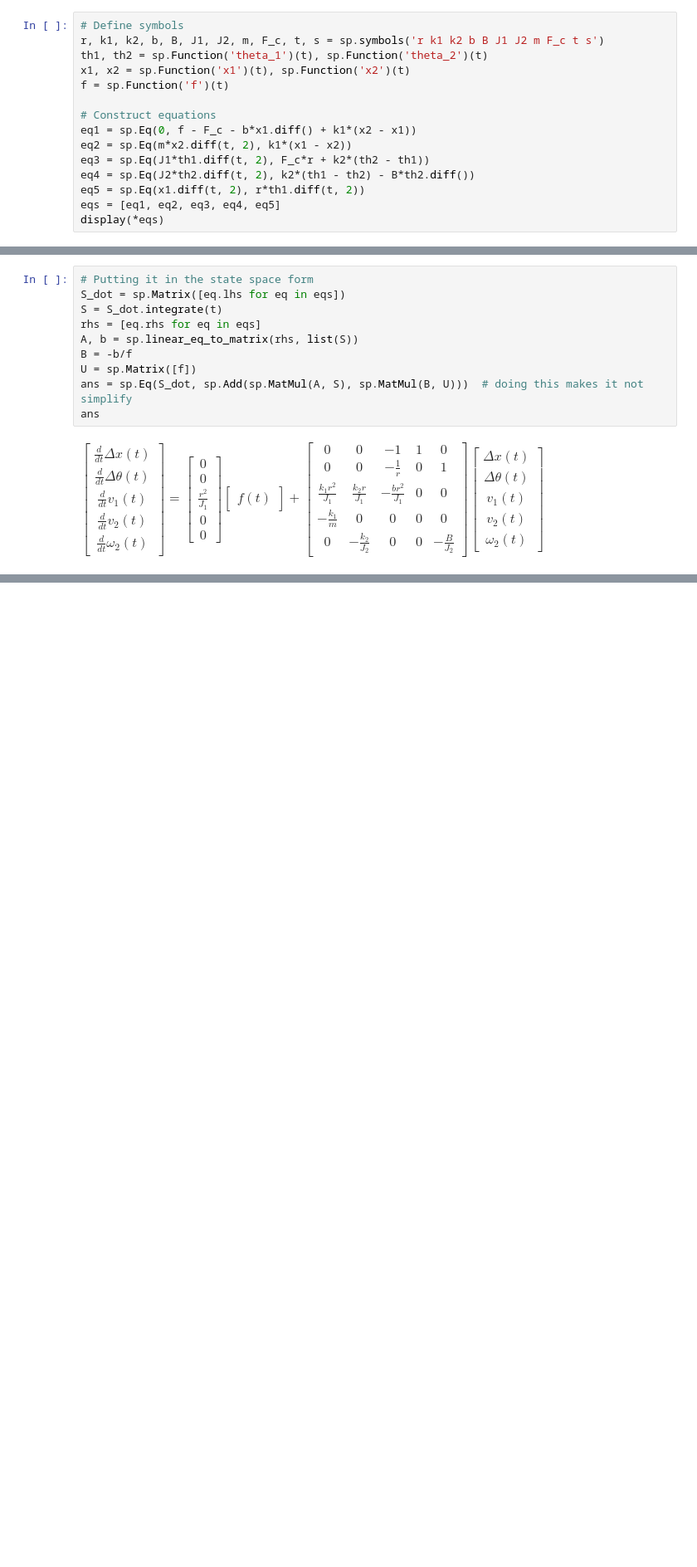
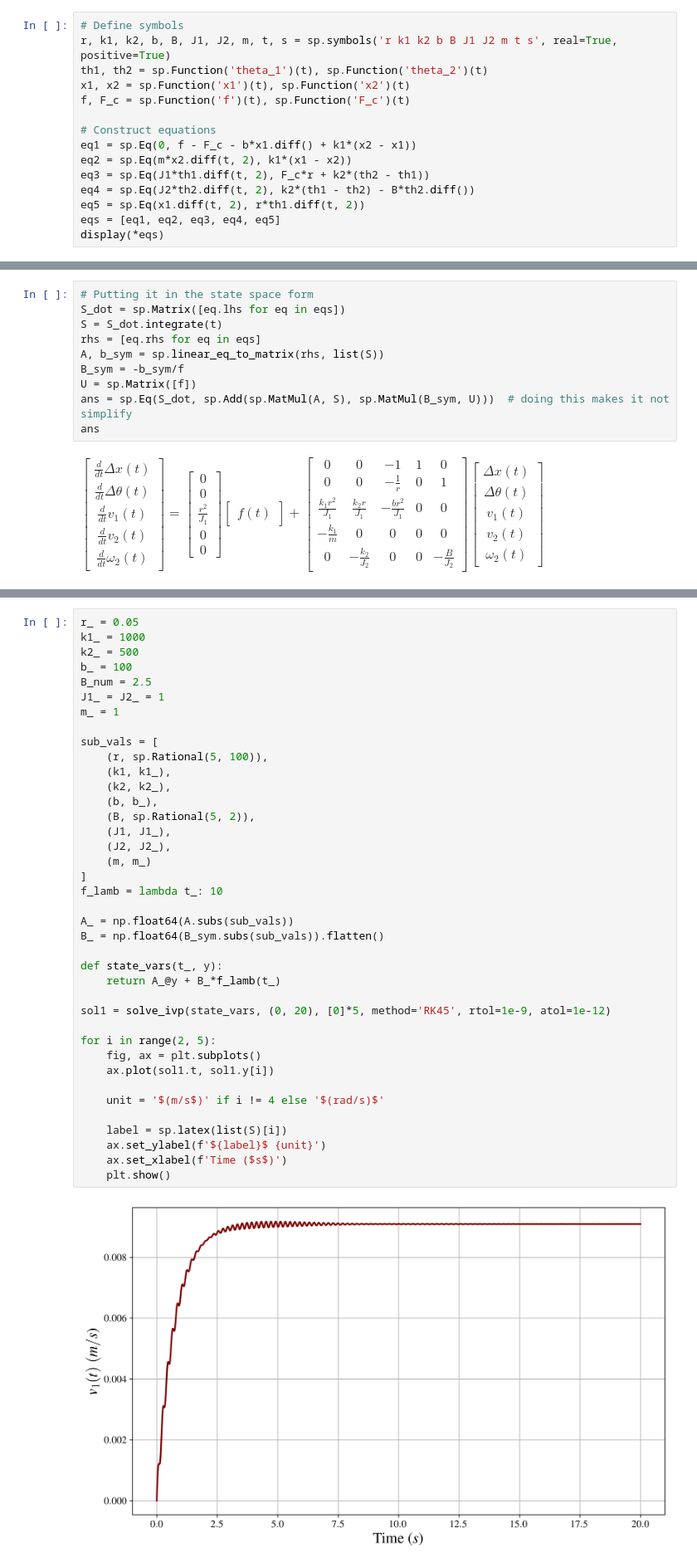
Before and after one commit to gabemorris12/dynamical_systems, a Jupyter notebook: Homework 3/Dynamical Systems Homework 3.ipynb, the cells around one changed output, grey strips where cells are left out. Shown at 83% size. Saved outputs shown, nothing was run; the diff lists cells and outputs as text; blank space fills up the shorter version.

```diff
--- a/Homework 3/Dynamical Systems Homework 3.ipynb
+++ b/Homework 3/Dynamical Systems Homework 3.ipynb
@@ -38,10 +41,10 @@ f. Use the laplace transform approach to solve the input-output equation and com
 From the above figure, the massless element is denoted as $x_1$ and the mass denoted by $m$ is $x_2$.
 # %%
 # Define symbols
-r, k1, k2, b, B, J1, J2, m, F_c, t, s = sp.symbols('r k1 k2 b B J1 J2 m F_c t s')
+r, k1, k2, b, B, J1, J2, m, t, s = sp.symbols('r k1 k2 b B J1 J2 m t s', real=True, positive=True)
 th1, th2 = sp.Function('theta_1')(t), sp.Function('theta_2')(t)
 x1, x2 = sp.Function('x1')(t), sp.Function('x2')(t)
-f = sp.Function('f')(t)
+f, F_c = sp.Function('f')(t), sp.Function('F_c')(t)
 
 # Construct equations
 eq1 = sp.Eq(0, f - F_c - b*x1.diff() + k1*(x2 - x1))
@@ -122,10 +125,10 @@ $\displaystyle \frac{d}{d t} \omega_{2}{\left(t \right)} = - \frac{B \omega_{2}{
 S_dot = sp.Matrix([eq.lhs for eq in eqs])
 S = S_dot.integrate(t)
 rhs = [eq.rhs for eq in eqs]
-A, b = sp.linear_eq_to_matrix(rhs, list(S))
-B = -b/f
+A, b_sym = sp.linear_eq_to_matrix(rhs, list(S))
+B_sym = -b_sym/f
 U = sp.Matrix([f])
-ans = sp.Eq(S_dot, sp.Add(sp.MatMul(A, S), sp.MatMul(B, U)))  # doing this makes it not simplify
+ans = sp.Eq(S_dot, sp.Add(sp.MatMul(A, S), sp.MatMul(B_sym, U)))  # doing this makes it not simplify
 ans
 # %% [output]
 $\displaystyle \left[\begin{matrix}\frac{d}{d t} \Delta x{\left(t \right)}\\\frac{d}{d t} \Delta\theta{\left(t \right)}\\\frac{d}{d t} v_{1}{\left(t \right)}\\\frac{d}{d t} v_{2}{\left(t \right)}\\\frac{d}{d t} \omega_{2}{\left(t \right)}\end{matrix}\right] = \left[\begin{matrix}0\\0\\\frac{r^{2}}{J_{1}}\\0\\0\end{matrix}\right] \left[\begin{matrix}f{\left(t \right)}\end{matrix}\right] + \left[\begin{matrix}0 & 0 & -1 & 1 & 0\\0 & 0 & - \frac{1}{r} & 0 & 1\\\frac{k_{1} r^{2}}{J_{1}} & \frac{k_{2} r}{J_{1}} & - \frac{b r^{2}}{J_{1}} & 0 & 0\\- \frac{k_{1}}{m} & 0 & 0 & 0 & 0\\0 & - \frac{k_{2}}{J_{2}} & 0 & 0 & - \frac{B}{J_{2}}\end{matrix}\right] \left[\begin{matrix}\Delta x{\left(t \right)}\\\Delta\theta{\left(t \right)}\\v_{1}{\left(t \right)}\\v_{2}{\left(t \right)}\\\omega_{2}{\left(t \right)}\end{matrix}\right]$
@@ -131,0 +138,41 @@ $\displaystyle \left[\begin{matrix}\frac{d}{d t} \Delta x{\left(t \right)}\\\fra
+# %%
+r_ = 0.05
+k1_ = 1000
+k2_ = 500
+b_ = 100
+B_num = 2.5
+J1_ = J2_ = 1
+m_ = 1
+
+sub_vals = [
+    (r, sp.Rational(5, 100)),
+    (k1, k1_),
+    (k2, k2_),
+    (b, b_),
+    (B, sp.Rational(5, 2)),
+    (J1, J1_),
+    (J2, J2_),
+    (m, m_)
+]
+f_lamb = lambda t_: 10
+
+A_ = np.float64(A.subs(sub_vals))
+B_ = np.float64(B_sym.subs(sub_vals)).flatten()
+
+def state_vars(t_, y):
+    return A_@y + B_*f_lamb(t_)
+
+sol1 = solve_ivp(state_vars, (0, 20), [0]*5, method='RK45', rtol=1e-9, atol=1e-12)
+
+for i in range(2, 5):
+    fig, ax = plt.subplots()
+    ax.plot(sol1.t, sol1.y[i])
+
+    unit = '$(m/s$)' if i != 4 else '$(rad/s)$'
+
+    label = sp.latex(list(S)[i])
+    ax.set_ylabel(f'${label}$ {unit}')
+    ax.set_xlabel(f'Time ($s$)')
+    plt.show()
+# %% [output]
+[figure, added]
```
Also changed, not shown: parts of 33 cells of this notebook, 1 other file.
